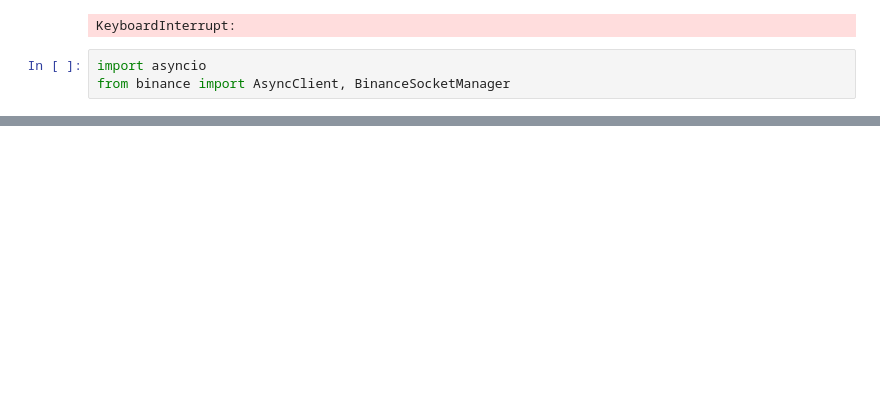
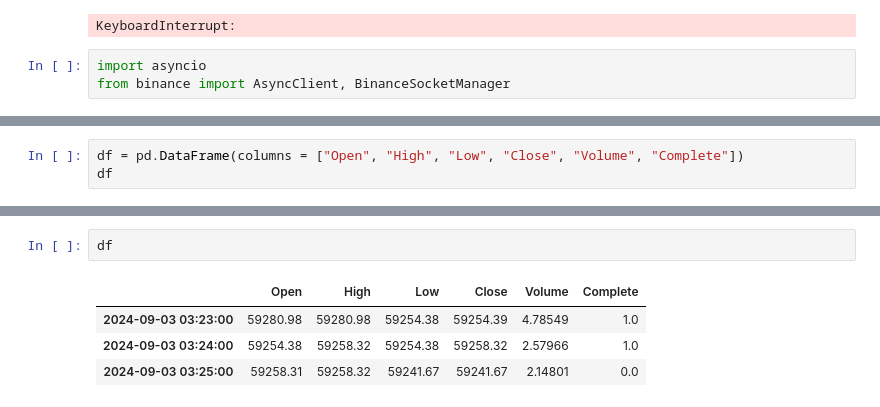
Before and after one commit to kurumbus/crypto-trading-neural-networks-algorythms, a Jupyter notebook: binance.ipynb, the cells around one changed output, grey strips where cells are left out. Drawn from its saved outputs; the diff is of its cells as text; blank space fills up the shorter version.

```diff
--- a/binance.ipynb
+++ b/binance.ipynb
@@ -294,0 +299,3 @@ await main()
+# %%
+df = pd.DataFrame(columns = ["Open", "High", "Low", "Close", "Volume", "Complete"])
+df
@@ -294,0 +354,7 @@ await main()
+# %%
+df
+# %% [output]
+|  | Open | High | Low | Close | Volume | Complete |
+| 2024-09-03 03:23:00 | 59280.98 | 59280.98 | 59254.38 | 59254.39 | 4.78549 | 1.0 |
+| 2024-09-03 03:24:00 | 59254.38 | 59258.32 | 59254.38 | 59258.32 | 2.57966 | 1.0 |
+| 2024-09-03 03:25:00 | 59258.31 | 59258.32 | 59241.67 | 59241.67 | 2.14801 | 0.0 |
```
Also changed, not shown: parts of 15 cells of this notebook, 1 other file.
